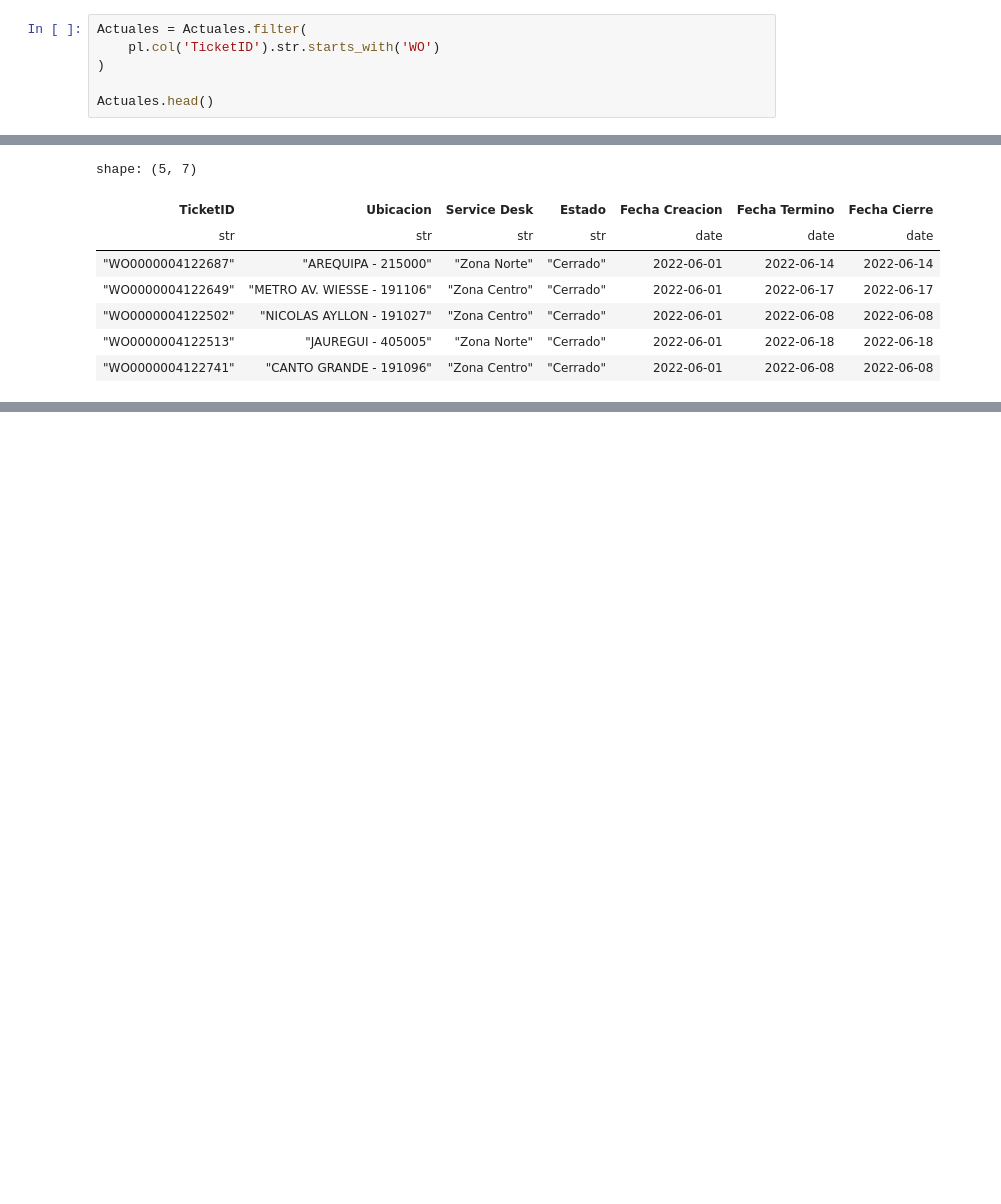
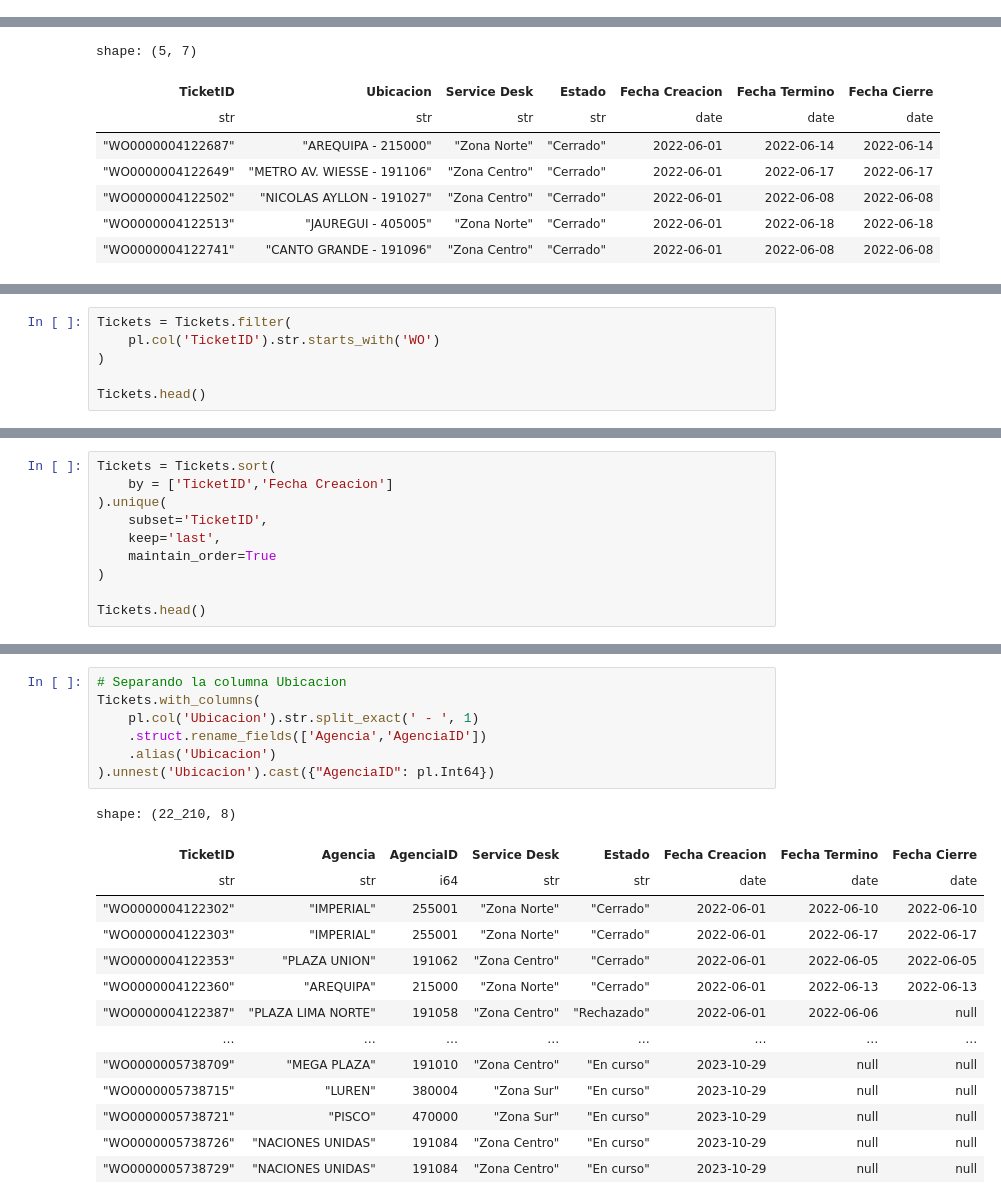
Before and after one commit to donh1t0/Python-for-ETL-E2, a Jupyter notebook: Proceso_ETL.ipynb, the cells around one changed output, grey strips where cells are left out. Cells and saved outputs as stored; diff of their text form; blank space fills up the shorter version.

Commit message:
Transformando la Base Tickets

```diff
--- a/Proceso_ETL.ipynb
+++ b/Proceso_ETL.ipynb
@@ -146,6 +143,0 @@ shape: (5, 7)
-# %%
-Actuales = Actuales.filter(
-    pl.col('TicketID').str.starts_with('WO')
-)
-
-Actuales.head()
@@ -190,0 +176,6 @@ shape: (5, 7)
+# %%
+Tickets = Tickets.filter(
+    pl.col('TicketID').str.starts_with('WO')
+)
+
+Tickets.head()
@@ -190,0 +220,10 @@ shape: (5, 7)
+# %%
+Tickets = Tickets.sort(
+    by = ['TicketID','Fecha Creacion']
+).unique(
+    subset='TicketID',
+    keep='last',
+    maintain_order=True
+)
+
+Tickets.head()
@@ -190,0 +239,22 @@ shape: (5, 7)
+# %%
+# Separando la columna Ubicacion
+Tickets.with_columns(
+    pl.col('Ubicacion').str.split_exact(' - ', 1)
+    .struct.rename_fields(['Agencia','AgenciaID'])
+    .alias('Ubicacion')
+).unnest('Ubicacion').cast({"AgenciaID": pl.Int64})
+# %% [output]
+shape: (22_210, 8)
+| TicketID | Agencia | AgenciaID | Service Desk | Estado | Fecha Creacion | Fecha Termino | Fecha Cierre |
+| str | str | i64 | str | str | date | date | date |
+| "WO0000004122302" | "IMPERIAL" | 255001 | "Zona Norte" | "Cerrado" | 2022-06-01 | 2022-06-10 | 2022-06-10 |
+| "WO0000004122303" | "IMPERIAL" | 255001 | "Zona Norte" | "Cerrado" | 2022-06-01 | 2022-06-17 | 2022-06-17 |
+| "WO0000004122353" | "PLAZA UNION" | 191062 | "Zona Centro" | "Cerrado" | 2022-06-01 | 2022-06-05 | 2022-06-05 |
+| "WO0000004122360" | "AREQUIPA" | 215000 | "Zona Norte" | "Cerrado" | 2022-06-01 | 2022-06-13 | 2022-06-13 |
+| "WO0000004122387" | "PLAZA LIMA NORTE" | 191058 | "Zona Centro" | "Rechazado" | 2022-06-01 | 2022-06-06 | null |
+| … | … | … | … | … | … | … | … |
+| "WO0000005738709" | "MEGA PLAZA" | 191010 | "Zona Centro" | "En curso" | 2023-10-29 | null | null |
+| "WO0000005738715" | "LUREN" | 380004 | "Zona Sur" | "En curso" | 2023-10-29 | null | null |
+| "WO0000005738721" | "PISCO" | 470000 | "Zona Sur" | "En curso" | 2023-10-29 | null | null |
+| "WO0000005738726" | "NACIONES UNIDAS" | 191084 | "Zona Centro" | "En curso" | 2023-10-29 | null | null |
+| "WO0000005738729" | "NACIONES UNIDAS" | 191084 | "Zona Centro" | "En curso" | 2023-10-29 | null | null |
```
Also changed, not shown: parts of 15 cells of this notebook.
